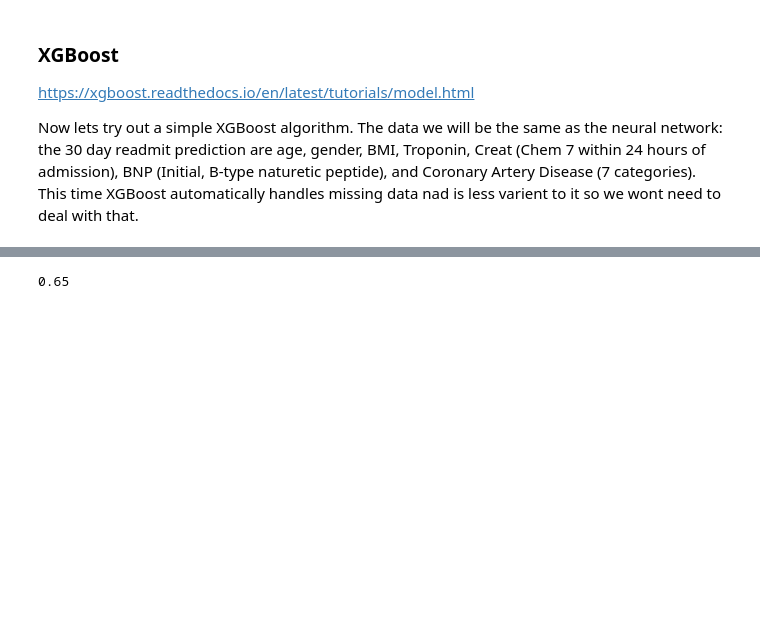
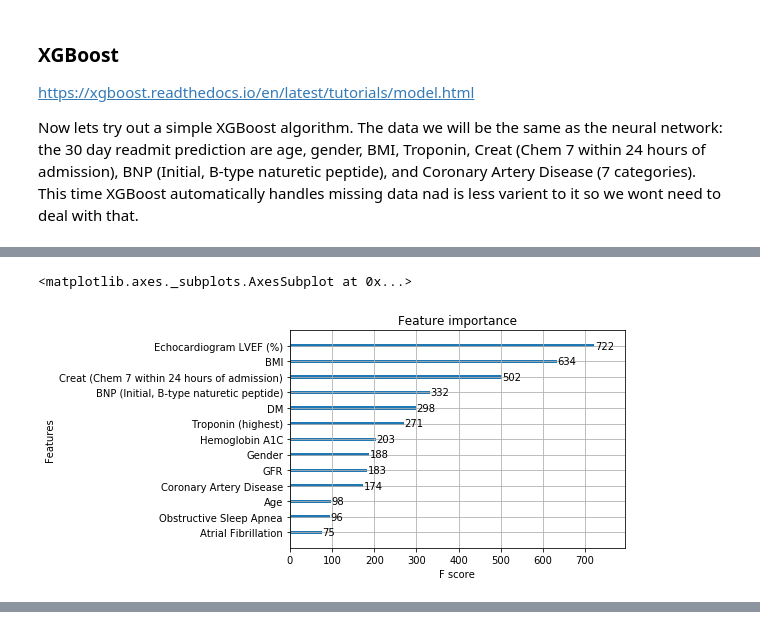
Before and after one commit to Michael-Equi/hfr, a Jupyter notebook: notebooks/hfr-ml-comparison.ipynb, the cells around one changed output, grey strips where cells are left out. Cells and saved outputs as stored; diff of their text form; code cells hidden in the pictures; blank space fills up the shorter version.

```diff
--- a/notebooks/hfr-ml-comparison.ipynb
+++ b/notebooks/hfr-ml-comparison.ipynb
@@ -375,17 +471,17 @@ dtest = xgb.DMatrix(xgb_test[:,:6], label=xgb_test[:,7])
 # %%
+dtrain = xgb.DMatrix(X_xgb_train, label=Y_xgb_train, feature_names=feature_names[:15])
+dtest = xgb.DMatrix(X_xgb_test, label=Y_xgb_test, feature_names=feature_names[:15])
+
 # https://xgboost.readthedocs.io/en/latest/parameter.html
-# eta ~ learning rate
-# max depth is the number of levels that a tree will have
-param = {'max_depth':10, 'eta':0.01, 'objective':'binary:logistic'}
-num_round = 750 # number of trees that will be created
+# eta = learning rate
+# max depth is the number of nodes/levels that a tree will have
+
+# defaults: params = {'max_depth':6, 'eta':0.3, 'subsample':1, 'min_child_weight':1, 'reg_lambda':0, 'reg_alpha':0, 'objective':'binary:logistic'}
+# params: {'max_depth':5, 'eta':0.004, 'subsample':1.0, 'min_child_weight':1.0, 'reg_lambda':0.0, 'reg_alpha':0.0, 'objective':'binary:logistic'}, num_rounds = 400 -> Training Accuracy: 0.976 Testing Accuracy: 0.810
+
+params = {'max_depth':5, 'eta':0.004, 'subsample':1.0, 'min_child_weight':1.0, 'reg_lambda':0.0, 'reg_alpha':0.0, 'objective':'binary:logistic'}
+num_rounds = 400 # number of trees that will be created (n_estimators)
 
 # Read: https://www.analyticsvidhya.com/blog/2016/03/complete-guide-parameter-tuning-xgboost-with-codes-python/ for tutorial on tuning parameters
 
-bst = xgb.train(param, dtrain, num_round)
-# make prediction
-xgb_predictions = bst.predict(dtest)
-print(xgb_predictions)
-xgb.plot_importance(bst)
-
-#   0       1        2             3                                      4                                        5                                    6
-# "Age", "Gender", "BMI", "Troponin (highest)", "Creat (Chem 7 within 24 hours of admission)", "BNP (Initial, B-type naturetic peptide)", "Coronary Artery Disease"
+model = xgb.train(params, dtrain, num_rounds)
@@ -397 +527,6 @@ xgb.plot_importance(bst)
+# %%
+xgb.plot_importance(model)
+# %% [output]
+<matplotlib.axes._subplots.AxesSubplot at 0x...>
+[figure, added]
 # %%
@@ -399,13 +534,2 @@ xgb.to_graphviz(bst, num_trees=1)
 # %% [output]
 [drawing not drawn]
-# %%
-correct = 0
-for prediction, answer in zip(xgb_predictions, xgb_test[:,7]):
-    pred_bool = (prediction > 0.5)
-    if pred_bool == answer:
-        correct += 1
-
-xgb_accuracy = correct/float(xgb_test[:,7].shape[0])
-print(xgb_accuracy)
-# %% [output]
-0.65
```
Also changed, not shown: parts of 18 cells of this notebook, 1 other file.
